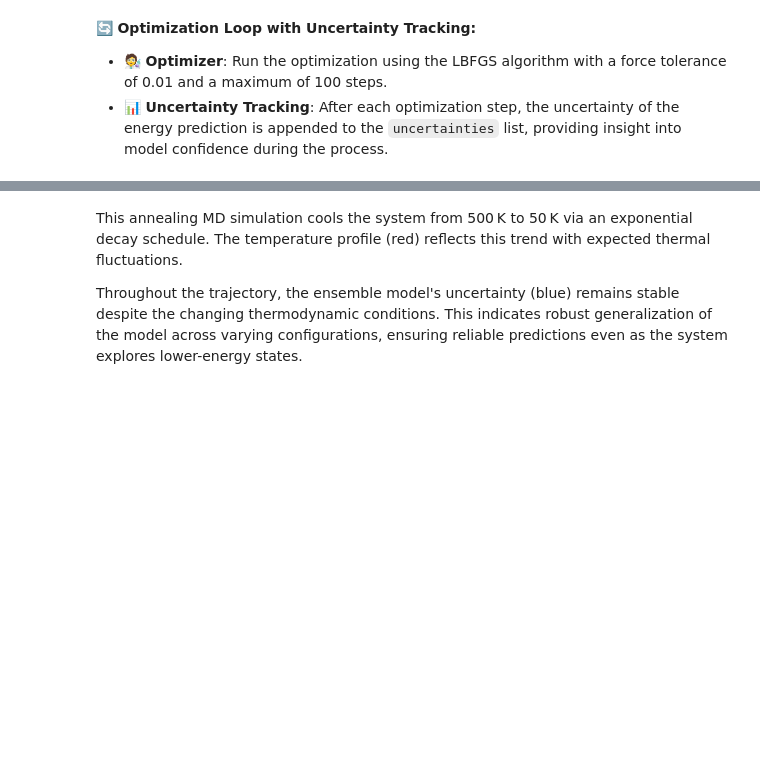
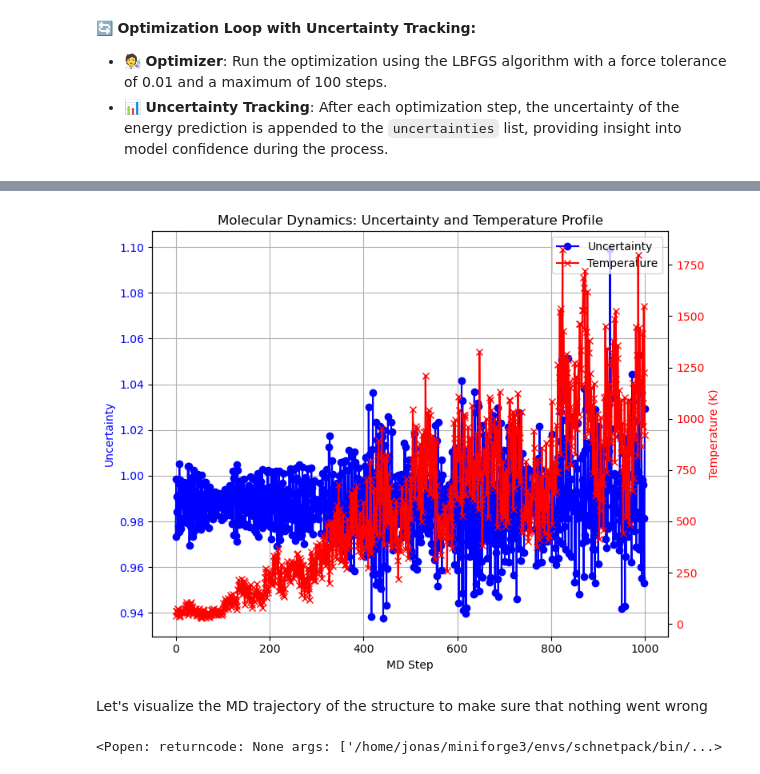
Before and after one commit to atomistic-machine-learning/schnetpack, a Jupyter notebook: examples/howtos/howto_ensemble_calculation.ipynb, the cells around one changed output, grey strips where cells are left out. Saved outputs shown, nothing was run; the diff lists cells and outputs as text; code cells hidden in the pictures; blank space fills up the shorter version.

```diff
--- a/examples/howtos/howto_ensemble_calculation.ipynb
+++ b/examples/howtos/howto_ensemble_calculation.ipynb
@@ -80,7 +102,7 @@ print("uncertainty:", ensemble_calculator.get_uncertainty(atoms))
 - It also makes the uncertainty values more meaningful by introducing some variability.
 # %%
 # distort the structure
-atoms.positions += np.random.normal(0, 0.3, atoms.positions.shape)
+atoms.positions += np.random.normal(0, 0.2, atoms.positions.shape)
 # %% [markdown]
 ⚙️ **Set Up Optimization:**
 - 🧑‍🔬 **Optimizer**: We set up the LBFGS optimizer, which is a gradient-based method used to minimize the energy of the atomic system.
@@ -227,0 +196,33 @@ for step in tqdm(range(n_steps // sampling_interval)):
+# %%
+target_temperatures = [_ for _ in range(50, 1000, 100)]
+n_steps = 1000
+sampling_interval = 10
+step_size = 0.5
+
+# setting up initial atoms
+atoms = read('../../tests/testdata/md_ethanol.xyz', index=0)
+atoms.calc = abs_ensemble_calculator
+
+MaxwellBoltzmannDistribution(atoms, temperature_K=target_temperatures[0])
+
+ats_traj = []
+uncertainties = []
+temp = []
+
+for target_temperature in target_temperatures:
+    print(f"Temp: {target_temperature:.2f} K")
+    for step in tqdm(range(n_steps // sampling_interval)):
+
+        dyn = Langevin(
+            atoms,
+            timestep=step_size * units.fs,
+            temperature_K=target_temperature,
+            friction=0.01 / units.fs
+        )
+
+        dyn.run(sampling_interval)
+
+        temp.append(atoms.get_temperature())
+        uncertainties.append(abs_ensemble_calculator.get_uncertainty(atoms))
+
+        ats_traj.append(atoms.copy())
@@ -228,26 +240,31 @@ for step in tqdm(range(n_steps // sampling_interval)):
 # %%
 fig, ax1 = plt.subplots(figsize=(8, 6))
 
 ax1.plot(uncertainties, marker='o', color='blue', label='Uncertainty')
 ax1.set_xlabel("MD Step")
 ax1.set_ylabel("Uncertainty", color='blue')
 ax1.tick_params(axis='y', labelcolor='blue')
 
 ax2 = ax1.twinx()
-ax2.plot(e_tmp, marker='x', color='red', label='Temperature')
+ax2.plot(temp, marker='x', color='red', label='Temperature')
 ax2.set_ylabel("Temperature (K)", color='red')
 ax2.tick_params(axis='y', labelcolor='red')
 
 plt.title("Molecular Dynamics: Uncertainty and Temperature Profile")
 ax1.grid(True)
 
 lines_1, labels_1 = ax1.get_legend_handles_labels()
 lines_2, labels_2 = ax2.get_legend_handles_labels()
 ax1.legend(lines_1 + lines_2, labels_1 + labels_2, loc='upper right')
 
 plt.tight_layout()
 plt.show()
+# %% [output]
+[figure, added]
-# %% [markdown]
-This annealing MD simulation cools the system from 500 K to 50 K via an exponential decay schedule. The temperature profile (red) reflects this trend with expected thermal fluctuations.
-
-Throughout the trajectory, the ensemble model's uncertainty (blue) remains stable despite the changing thermodynamic conditions. This indicates robust generalization of the model across varying configurations, ensuring reliable predictions even as the system explores lower-energy states.
+# %% [markdown]
+Let's visualize the MD trajectory of the structure to make sure that nothing went wrong
+# %%
+from ase.visualize import view
+view(ats_traj)
+# %% [output]
+<Popen: returncode: None args: ['/home/jonas/miniforge3/envs/schnetpack/bin/...>
```
Also changed, not shown: parts of 23 cells of this notebook.
